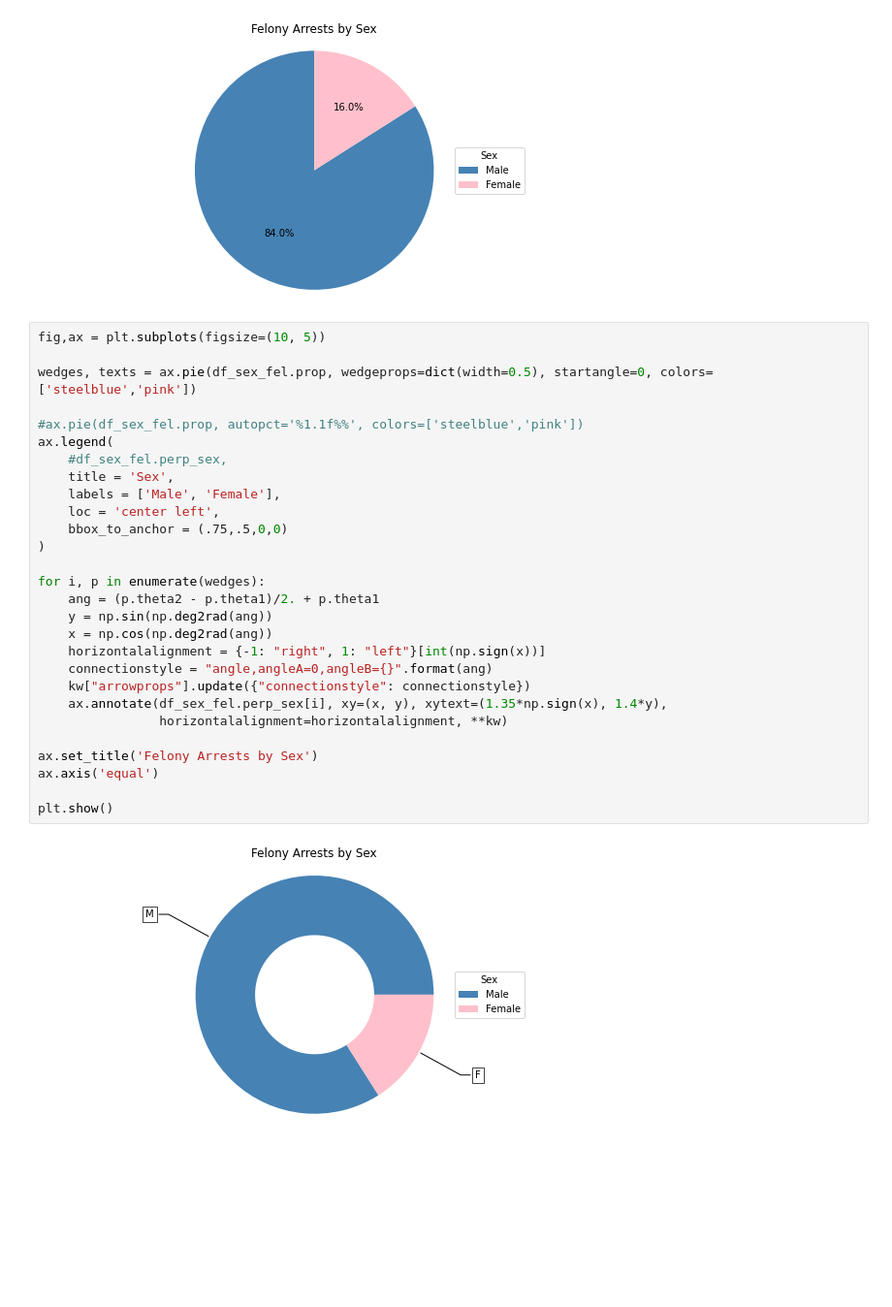
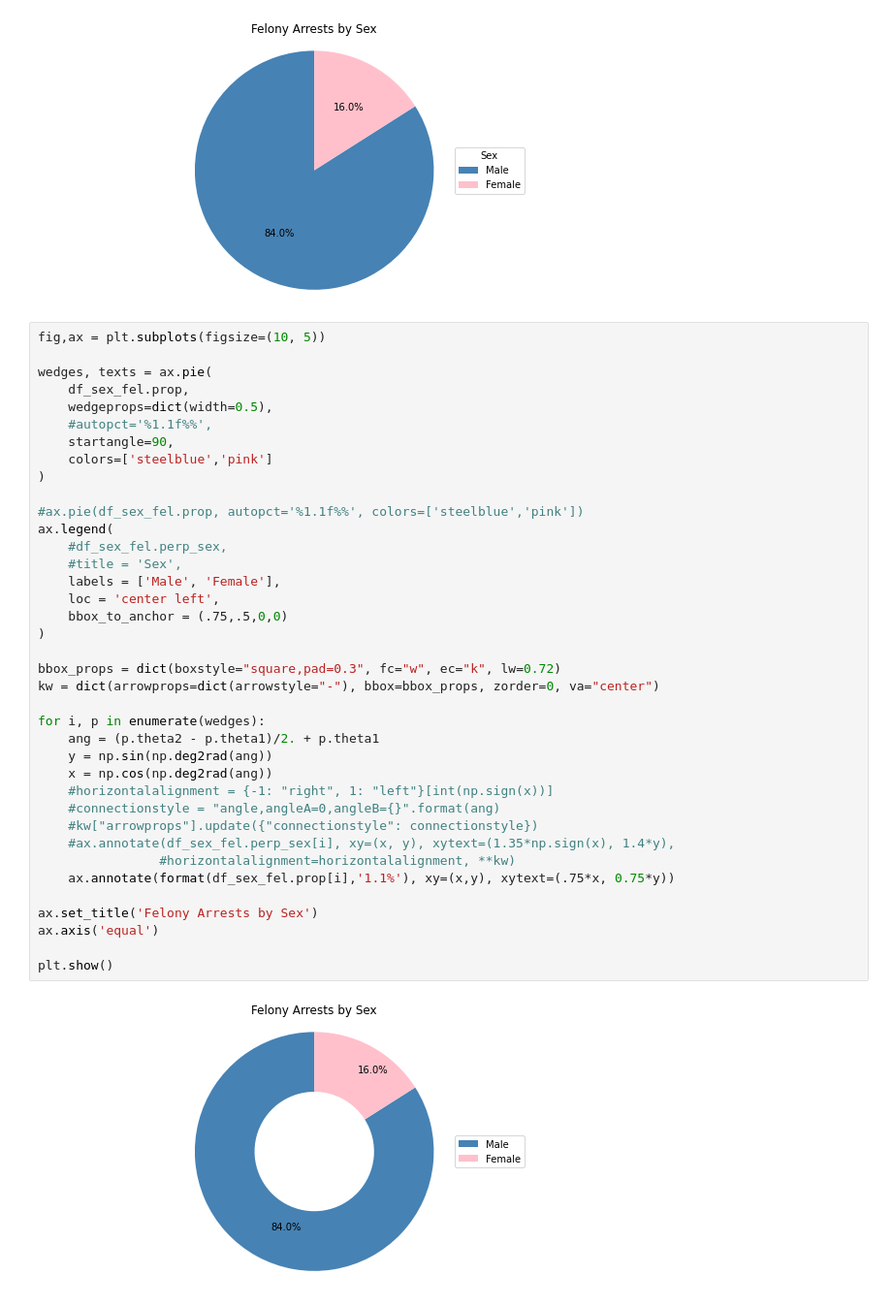
Before and after one commit to AmitSamra/NYC_Crime, a Jupyter notebook: nyc_crime_python.ipynb, the cells around one changed output. Shown at 97% size. Saved outputs shown, nothing was run; the diff lists cells and outputs as text; blank space fills up the shorter version.

Commit message:
Formatted percents

```diff
--- a/nyc_crime_python.ipynb
+++ b/nyc_crime_python.ipynb
@@ -917,30 +917,40 @@ plt.show()
 # %%
 fig,ax = plt.subplots(figsize=(10, 5))
 
-wedges, texts = ax.pie(df_sex_fel.prop, wedgeprops=dict(width=0.5), startangle=0, colors=['steelblue','pink'])
+wedges, texts = ax.pie(
+    df_sex_fel.prop,
+    wedgeprops=dict(width=0.5),
+    #autopct='%1.1f%%',
+    startangle=90,
+    colors=['steelblue','pink']
+)
 
 #ax.pie(df_sex_fel.prop, autopct='%1.1f%%', colors=['steelblue','pink'])
 ax.legend(
     #df_sex_fel.perp_sex,
-    title = 'Sex',
+    #title = 'Sex',
     labels = ['Male', 'Female'],
     loc = 'center left',
     bbox_to_anchor = (.75,.5,0,0)
 )
 
+bbox_props = dict(boxstyle="square,pad=0.3", fc="w", ec="k", lw=0.72)
+kw = dict(arrowprops=dict(arrowstyle="-"), bbox=bbox_props, zorder=0, va="center")
+
 for i, p in enumerate(wedges):
     ang = (p.theta2 - p.theta1)/2. + p.theta1
     y = np.sin(np.deg2rad(ang))
     x = np.cos(np.deg2rad(ang))
-    horizontalalignment = {-1: "right", 1: "left"}[int(np.sign(x))]
-    connectionstyle = "angle,angleA=0,angleB={}".format(ang)
-    kw["arrowprops"].update({"connectionstyle": connectionstyle})
-    ax.annotate(df_sex_fel.perp_sex[i], xy=(x, y), xytext=(1.35*np.sign(x), 1.4*y),
-                horizontalalignment=horizontalalignment, **kw)
+    #horizontalalignment = {-1: "right", 1: "left"}[int(np.sign(x))]
+    #connectionstyle = "angle,angleA=0,angleB={}".format(ang)
+    #kw["arrowprops"].update({"connectionstyle": connectionstyle})
+    #ax.annotate(df_sex_fel.perp_sex[i], xy=(x, y), xytext=(1.35*np.sign(x), 1.4*y),
+                #horizontalalignment=horizontalalignment, **kw)
+    ax.annotate(format(df_sex_fel.prop[i],'1.1%'), xy=(x,y), xytext=(.75*x, 0.75*y))
 
 ax.set_title('Felony Arrests by Sex')
 ax.axis('equal')
 
 plt.show()
 # %% [output]
-[figure, old version]
+[figure, new version]
```
Also changed, not shown: parts of 1 cell of this notebook.
